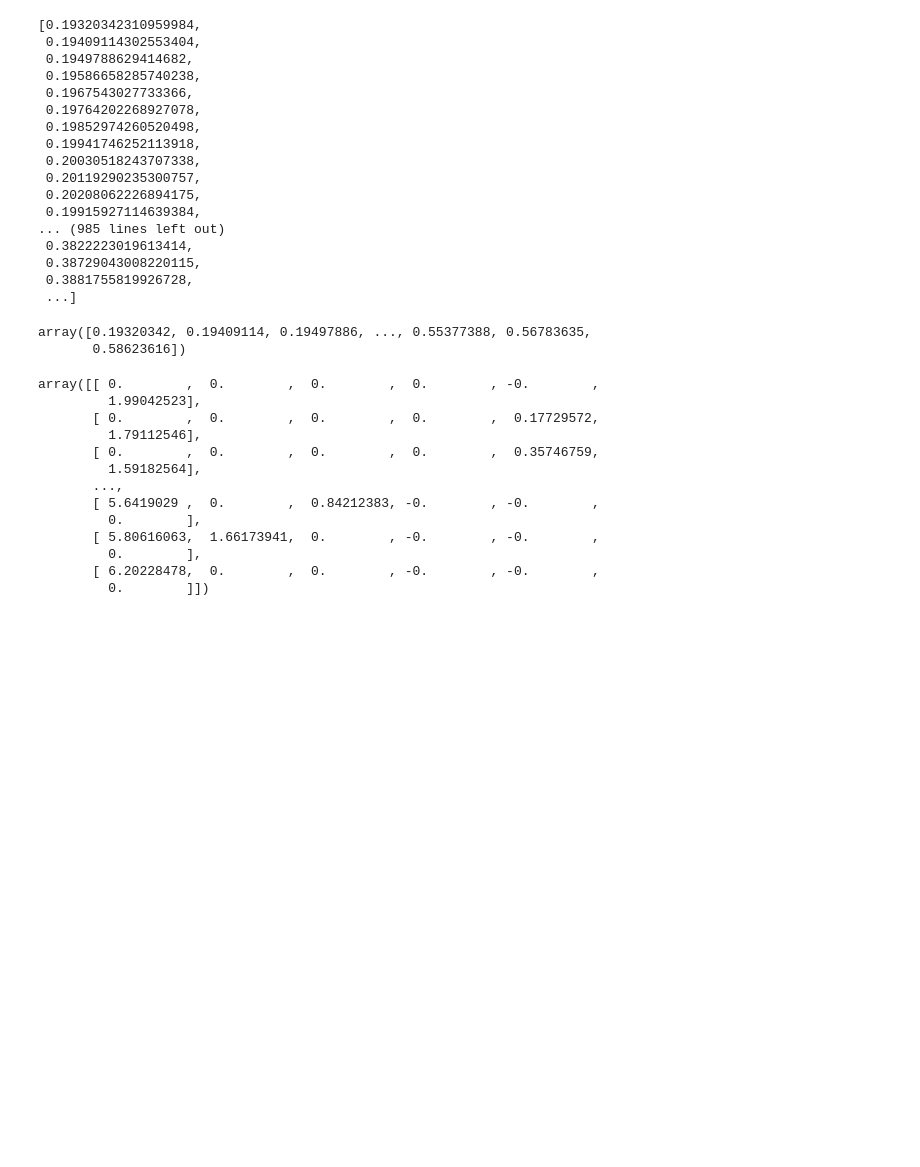
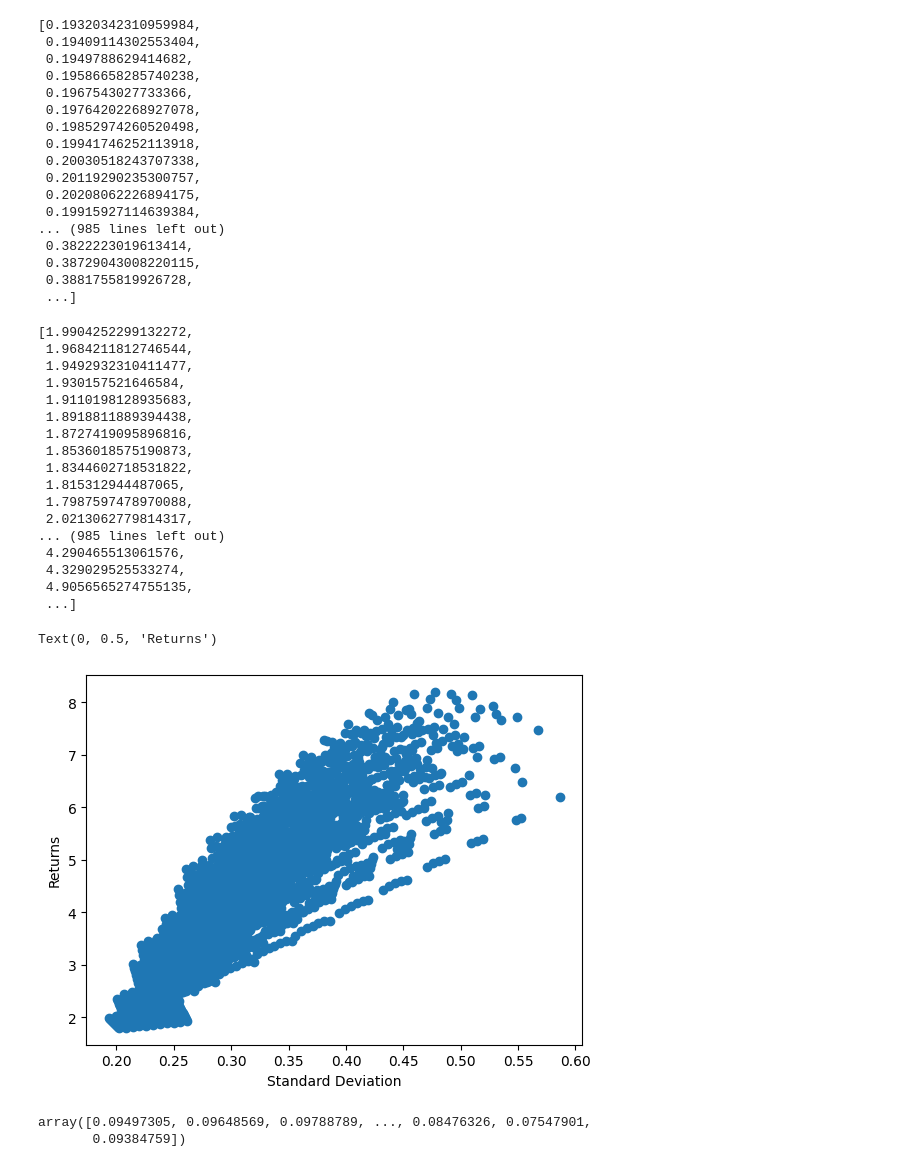
Before and after one commit to xwj0109/PTCW, a Jupyter notebook: MCrisk.ipynb, the cells around one changed output. Saved outputs shown, nothing was run; the diff lists cells and outputs as text; code cells hidden in the pictures; blank space fills up the shorter version.

```diff
--- a/MCrisk.ipynb
+++ b/MCrisk.ipynb
@@ -108,24 +107,41 @@ portfolio_rets
  ...]
 # %%
 # w^T mean method
-np.dot(normalized_permutations, mean)
+portfolio_rets2 = np.dot(normalized_permutations, mean)
-# %% [output]
-array([0.19320342, 0.19409114, 0.19497886, ..., 0.55377388, 0.56783635,
-       0.58623616])
 # %%
 WOmega = np.dot(normalized_permutations, VarCov_Mat)
-np.sqrt(WOmega * normalized_permutations)
+Portfolio_std_Matrix= np.sqrt(WOmega * normalized_permutations)
+portfolio_std = [sum(std) for std in Portfolio_std_Matrix]
+portfolio_std
 # %% [output]
-array([[ 0.        ,  0.        ,  0.        ,  0.        , -0.        ,
-         1.99042523],
-       [ 0.        ,  0.        ,  0.        ,  0.        ,  0.17729572,
-         1.79112546],
-       [ 0.        ,  0.        ,  0.        ,  0.        ,  0.35746759,
-         1.59182564],
-       ...,
-       [ 5.6419029 ,  0.        ,  0.84212383, -0.        , -0.        ,
-         0.        ],
-       [ 5.80616063,  1.66173941,  0.        , -0.        , -0.        ,
-         0.        ],
-       [ 6.20228478,  0.        ,  0.        , -0.        , -0.        ,
-         0.        ]])
+[1.9904252299132272,
+ 1.9684211812746544,
+ 1.9492932310411477,
+ 1.930157521646584,
+ 1.9110198128935683,
+ 1.8918811889394438,
+ 1.8727419095896816,
+ 1.8536018575190873,
+ 1.8344602718531822,
+ 1.815312944487065,
+ 1.7987597478970088,
+ 2.0213062779814317,
+... (985 lines left out)
+ 4.290465513061576,
+ 4.329029525533274,
+ 4.9056565274755135,
+ ...]
+# %%
+import matplotlib.pyplot as plt
+plt.scatter( portfolio_rets, portfolio_std )
+plt.xlabel('Standard Deviation')
+plt.ylabel('Returns')
+# %% [output]
+Text(0, 0.5, 'Returns')
+[figure, added]
+# %%
+sharpe_portolios = ((portfolio_rets2 - R_f / 12))/ portfolio_std
+sharpe_portolios
+# %% [output]
+array([0.09497305, 0.09648569, 0.09788789, ..., 0.08476326, 0.07547901,
+       0.09384759])
```
Also changed, not shown: parts of 2 cells of this notebook.
